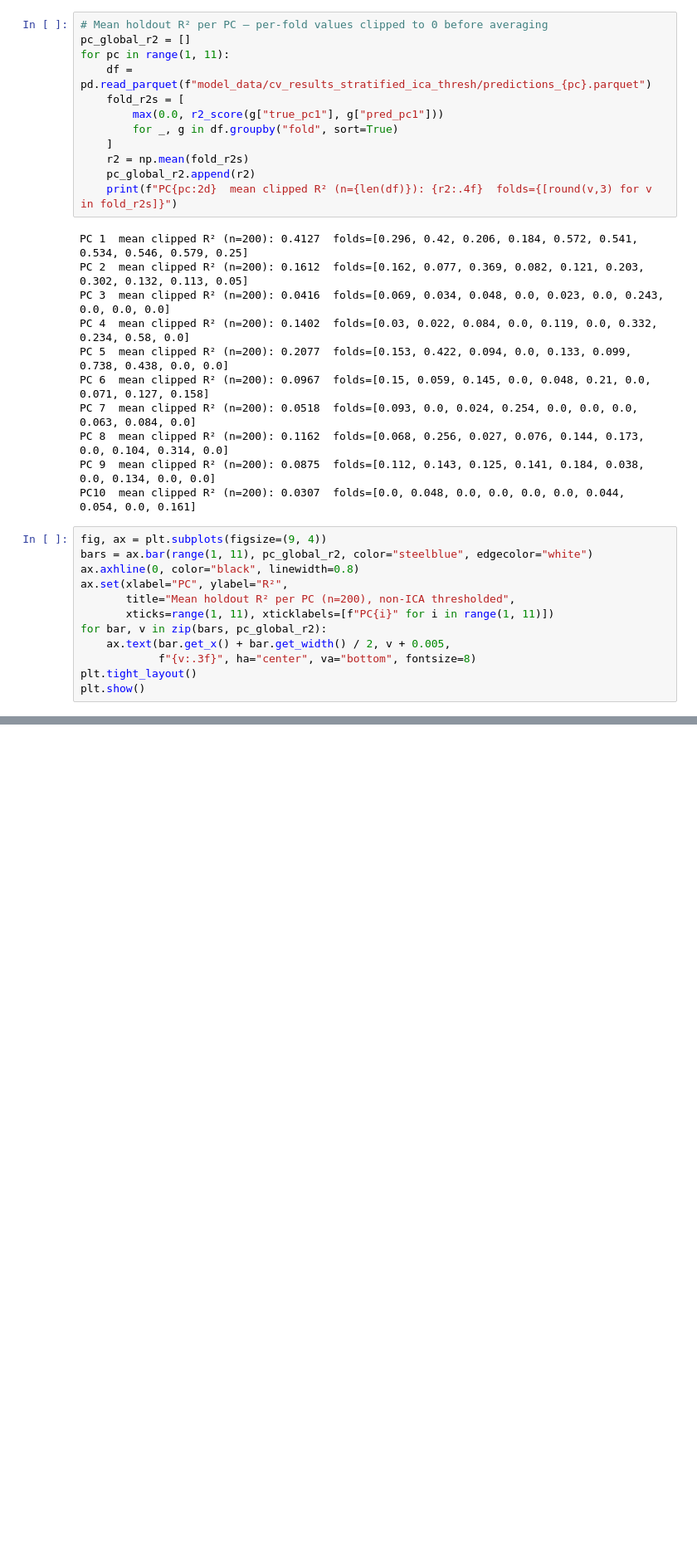
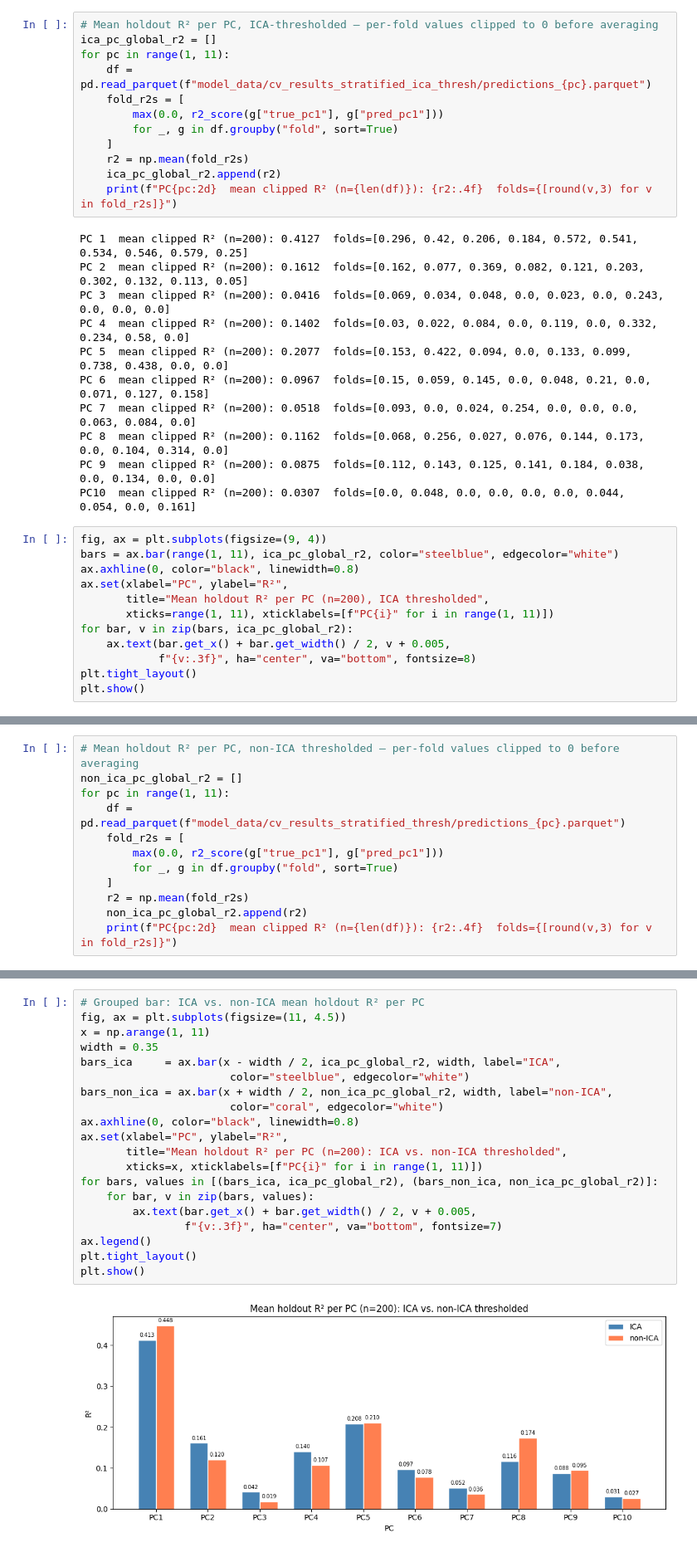
Before and after one commit to william2952/EEG_FDG_dementia, a Jupyter notebook: model_lightning_cv.ipynb, the cells around one changed output, grey strips where cells are left out. Shown at 83% size. Drawn from its saved outputs; the diff is of its cells as text; blank space fills up the shorter version.

Commit message:
non ica vs ica graph

```diff
--- a/model_lightning_cv.ipynb
+++ b/model_lightning_cv.ipynb
@@ -448,8 +448,8 @@ Per-fold R²:       [ 0.1466  0.3314  0.0533 -0.0055  0.2075  0.1191  0.3935  0.
 Per-fold mean R²:  0.1338 ± 0.1372
 Global R² (n=200): 0.1862
 # %%
-# Mean holdout R² per PC — per-fold values clipped to 0 before averaging
-pc_global_r2 = []
+# Mean holdout R² per PC, ICA-thresholded — per-fold values clipped to 0 before averaging
+ica_pc_global_r2 = []
 for pc in range(1, 11):
     df = pd.read_parquet(f"model_data/cv_results_stratified_ica_thresh/predictions_{pc}.parquet")
     fold_r2s = [
@@ -457,7 +457,7 @@ for pc in range(1, 11):
         for _, g in df.groupby("fold", sort=True)
     ]
     r2 = np.mean(fold_r2s)
-    pc_global_r2.append(r2)
+    ica_pc_global_r2.append(r2)
     print(f"PC{pc:2d}  mean clipped R² (n={len(df)}): {r2:.4f}  folds={[round(v,3) for v in fold_r2s]}")
 # %% [output]
 PC 1  mean clipped R² (n=200): 0.4127  folds=[0.296, 0.42, 0.206, 0.184, 0.572, 0.541, 0.534, 0.546, 0.579, 0.25]
@@ -472,12 +472,12 @@ PC 9  mean clipped R² (n=200): 0.0875  folds=[0.112, 0.143, 0.125, 0.141, 0.184
 PC10  mean clipped R² (n=200): 0.0307  folds=[0.0, 0.048, 0.0, 0.0, 0.0, 0.0, 0.044, 0.054, 0.0, 0.161]
 # %%
 fig, ax = plt.subplots(figsize=(9, 4))
-bars = ax.bar(range(1, 11), pc_global_r2, color="steelblue", edgecolor="white")
+bars = ax.bar(range(1, 11), ica_pc_global_r2, color="steelblue", edgecolor="white")
 ax.axhline(0, color="black", linewidth=0.8)
 ax.set(xlabel="PC", ylabel="R²",
-       title="Mean holdout R² per PC (n=200), non-ICA thresholded",
+       title="Mean holdout R² per PC (n=200), ICA thresholded",
        xticks=range(1, 11), xticklabels=[f"PC{i}" for i in range(1, 11)])
-for bar, v in zip(bars, pc_global_r2):
+for bar, v in zip(bars, ica_pc_global_r2):
     ax.text(bar.get_x() + bar.get_width() / 2, v + 0.005,
             f"{v:.3f}", ha="center", va="bottom", fontsize=8)
 plt.tight_layout()
@@ -486,0 +485,12 @@ plt.show()
+# %%
+# Mean holdout R² per PC, non-ICA thresholded — per-fold values clipped to 0 before averaging
+non_ica_pc_global_r2 = []
+for pc in range(1, 11):
+    df = pd.read_parquet(f"model_data/cv_results_stratified_thresh/predictions_{pc}.parquet")
+    fold_r2s = [
+        max(0.0, r2_score(g["true_pc1"], g["pred_pc1"]))
+        for _, g in df.groupby("fold", sort=True)
+    ]
+    r2 = np.mean(fold_r2s)
+    non_ica_pc_global_r2.append(r2)
+    print(f"PC{pc:2d}  mean clipped R² (n={len(df)}): {r2:.4f}  folds={[round(v,3) for v in fold_r2s]}")
@@ -486,0 +508,22 @@ plt.show()
+# %%
+# Grouped bar: ICA vs. non-ICA mean holdout R² per PC
+fig, ax = plt.subplots(figsize=(11, 4.5))
+x = np.arange(1, 11)
+width = 0.35
+bars_ica     = ax.bar(x - width / 2, ica_pc_global_r2, width, label="ICA",
+                       color="steelblue", edgecolor="white")
+bars_non_ica = ax.bar(x + width / 2, non_ica_pc_global_r2, width, label="non-ICA",
+                       color="coral", edgecolor="white")
+ax.axhline(0, color="black", linewidth=0.8)
+ax.set(xlabel="PC", ylabel="R²",
+       title="Mean holdout R² per PC (n=200): ICA vs. non-ICA thresholded",
+       xticks=x, xticklabels=[f"PC{i}" for i in range(1, 11)])
+for bars, values in [(bars_ica, ica_pc_global_r2), (bars_non_ica, non_ica_pc_global_r2)]:
+    for bar, v in zip(bars, values):
+        ax.text(bar.get_x() + bar.get_width() / 2, v + 0.005,
+                f"{v:.3f}", ha="center", va="bottom", fontsize=7)
+ax.legend()
+plt.tight_layout()
+plt.show()
+# %% [output]
+[figure, added]
```
Also changed, not shown: parts of 2 cells of this notebook.
